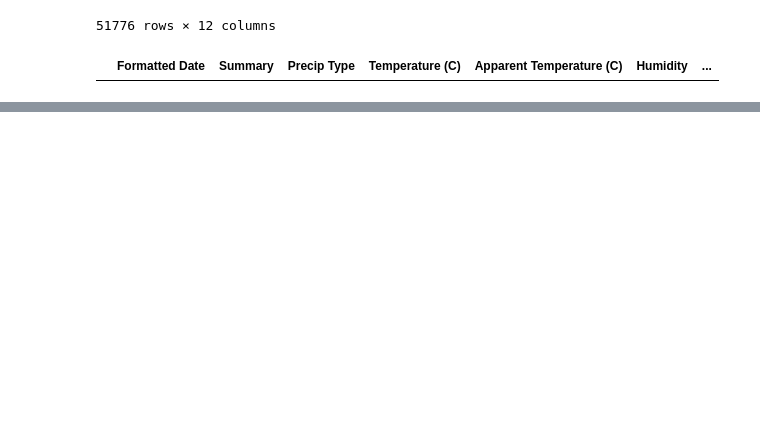
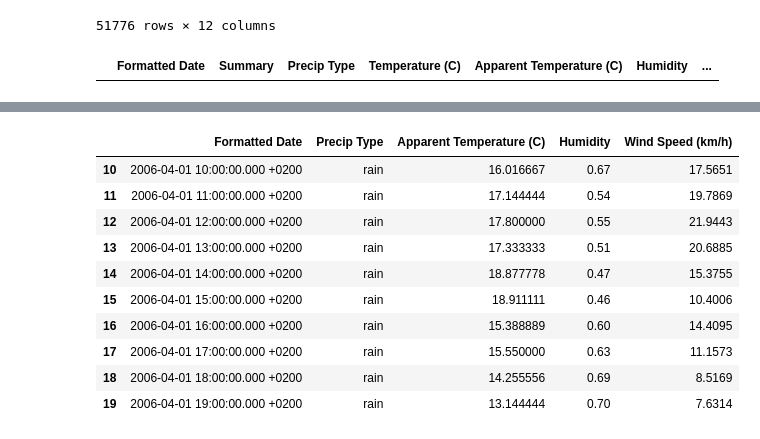
Before and after one commit to Isuru-Sandaruwan-Kumarasiri/Advanced_Python_In_Pandas, a Jupyter notebook: Advanced Python In Pandas.ipynb, the cells around one changed output, grey strips where cells are left out. Drawn from its saved outputs; the diff is of its cells as text; code cells hidden in the pictures; blank space fills up the shorter version.

Commit message:
Data Frames : method loc//Select rows by their labels

```diff
--- a/Untitled.ipynb
+++ b/Advanced Python In Pandas.ipynb
@@ -326,0 +388,16 @@ df_
+# %%
+# Select rows by their labels :
+
+df.iloc[10:20,[0,2,4,5,6]]
+# %% [output]
+|  | Formatted Date | Precip Type | Apparent Temperature (C) | Humidity | Wind Speed (km/h) |
+| 10 | 2006-04-01 10:00:00.000 +0200 | rain | 16.016667 | 0.67 | 17.5651 |
+| 11 | 2006-04-01 11:00:00.000 +0200 | rain | 17.144444 | 0.54 | 19.7869 |
+| 12 | 2006-04-01 12:00:00.000 +0200 | rain | 17.800000 | 0.55 | 21.9443 |
+| 13 | 2006-04-01 13:00:00.000 +0200 | rain | 17.333333 | 0.51 | 20.6885 |
+| 14 | 2006-04-01 14:00:00.000 +0200 | rain | 18.877778 | 0.47 | 15.3755 |
+| 15 | 2006-04-01 15:00:00.000 +0200 | rain | 18.911111 | 0.46 | 10.4006 |
+| 16 | 2006-04-01 16:00:00.000 +0200 | rain | 15.388889 | 0.60 | 14.4095 |
+| 17 | 2006-04-01 17:00:00.000 +0200 | rain | 15.550000 | 0.63 | 11.1573 |
+| 18 | 2006-04-01 18:00:00.000 +0200 | rain | 14.255556 | 0.69 | 8.5169 |
+| 19 | 2006-04-01 19:00:00.000 +0200 | rain | 13.144444 | 0.70 | 7.6314 |
```
Also changed, not shown: parts of 5 cells of this notebook.
